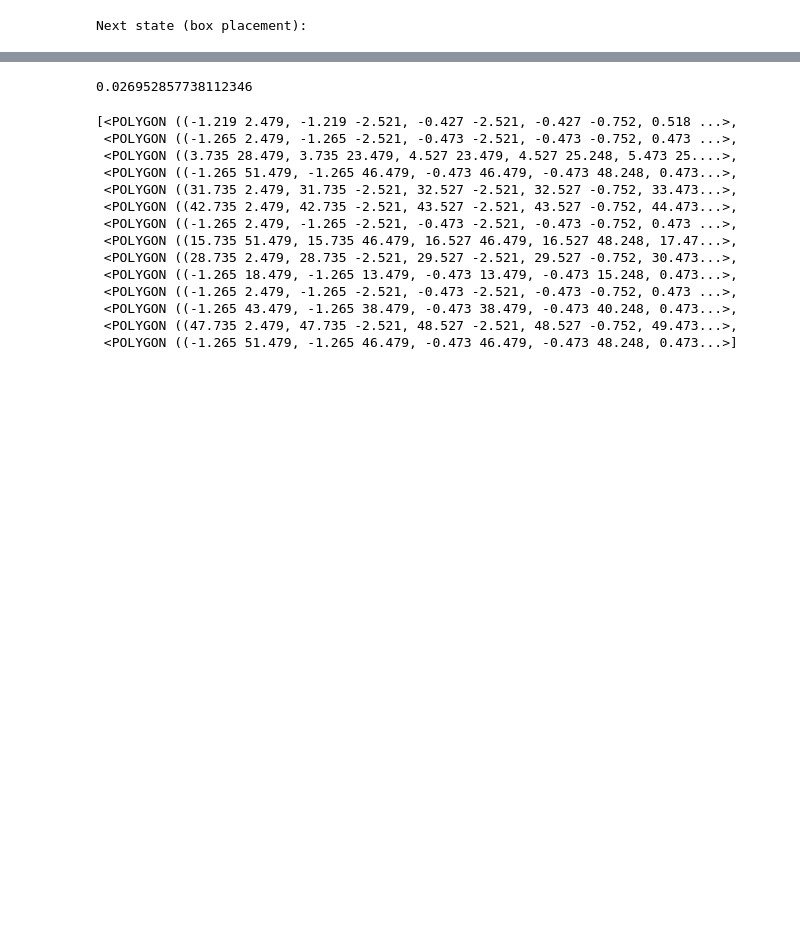
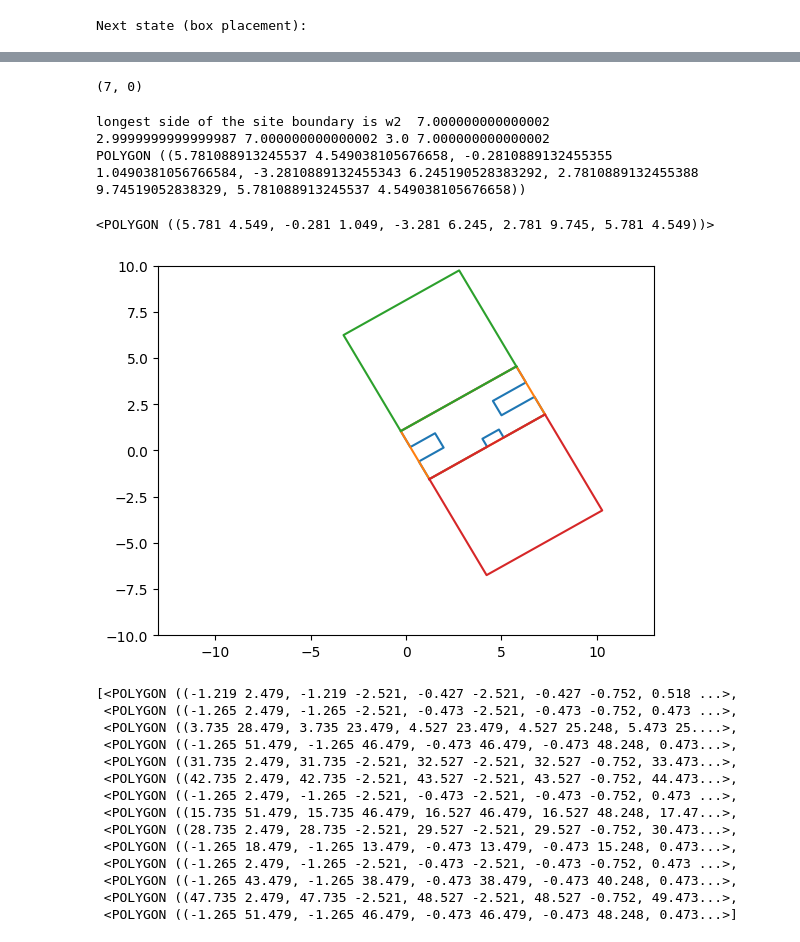
Before and after one commit to Jefflai0315/RL_SpaDS, a Jupyter notebook: spadesRL.ipynb, the cells around one changed output, grey strips where cells are left out. Cells and saved outputs as stored; diff of their text form; code cells hidden in the pictures; blank space fills up the shorter version.

```diff
--- a/spadesRL.ipynb
+++ b/spadesRL.ipynb
@@ -451,8 +497,53 @@ Site coverage without bounds:  0.2695285773811236
-# %%
-env.site_boundary.area
-env.building_list[2].area/env.site_boundary.area
-# %% [output]
-0.026952857738112346
+# %%
+print(env.check_no_collision_and_interblock_distance(env.building_list[0]))
+# %% [output]
+(7, 0)
+# %%
+from shapely import affinity
+bounds = affinity.rotate(building_list[0],30).minimum_rotated_rectangle.exterior.xy
+# get longest side of the site boundary
+x1, y1 = bounds[0][0], bounds[1][0]
+x2, y2 = bounds[0][1], bounds[1][1]
+x3, y3 = bounds[0][2], bounds[1][2]
+x4, y4 = bounds[0][3], bounds[1][3]
+# print(x,y,x1,y1,x2,y2,x3,y3)
+w1 = math.sqrt((y2-y1)**2 + (x2-x1)**2)
+w2 = math.sqrt((y3-y2)**2 + (x3-x2)**2)
+w3 = math.sqrt((y4-y3)**2 + (x4-x3)**2)
+w4 = math.sqrt((y1-y4)**2 + (x1-x4)**2)
+
+if w1 > w2:
+    print('longest side of the site boundary is w1 ', w1)
+    projection_line = LineString([(x1,y1),(x2,y2)])
+    projection_line2 = LineString([(x3,y3),(x4,y4)])
+    buffer = projection_line.buffer(distance=-30/5, cap_style="square", single_sided=True)
+    buffer2 = projection_line2.buffer(distance=-30/5, cap_style="square", single_sided=True)
+else:
+    print('longest side of the site boundary is w2 ', w2)
+    projection_line = LineString([(x2,y2),(x3,y3)])
+    projection_line2 = LineString([(x4,y4),(x1,y1)])
+    buffer = projection_line.buffer(distance=-30/5, cap_style="square", single_sided=True)
+    buffer2 = projection_line2.buffer(distance=-30/5, cap_style="square", single_sided=True)
+fig, ax = plt.subplots()
+ax.plot(*affinity.rotate(building_list[0],30).exterior.xy)
+ax.plot(*bounds)
+ax.plot(*buffer.exterior.xy)
+ax.plot(*buffer2.exterior.xy)
+ax.set_xlim([-13,13])
+ax.set_ylim([-10,10])
+print(w1,w2,w3,w4)
+print(buffer)
+
+buffer
+
+
+# env.site_boundary
+# %% [output]
+longest side of the site boundary is w2  7.000000000000002
+2.9999999999999987 7.000000000000002 3.0 7.000000000000002
+POLYGON ((5.781088913245537 4.549038105676658, -0.2810889132455355 1.0490381056766584, -3.2810889132455343 6.245190528383292, 2.7810889132455388 9.74519052838329, 5.781088913245537 4.549038105676658))
+<POLYGON ((5.781 4.549, -0.281 1.049, -3.281 6.245, 2.781 9.745, 5.781 4.549))>
+[figure, added]
 # %%
 env.building_list
 # %% [output]
```
Also changed, not shown: parts of 5 cells of this notebook.
